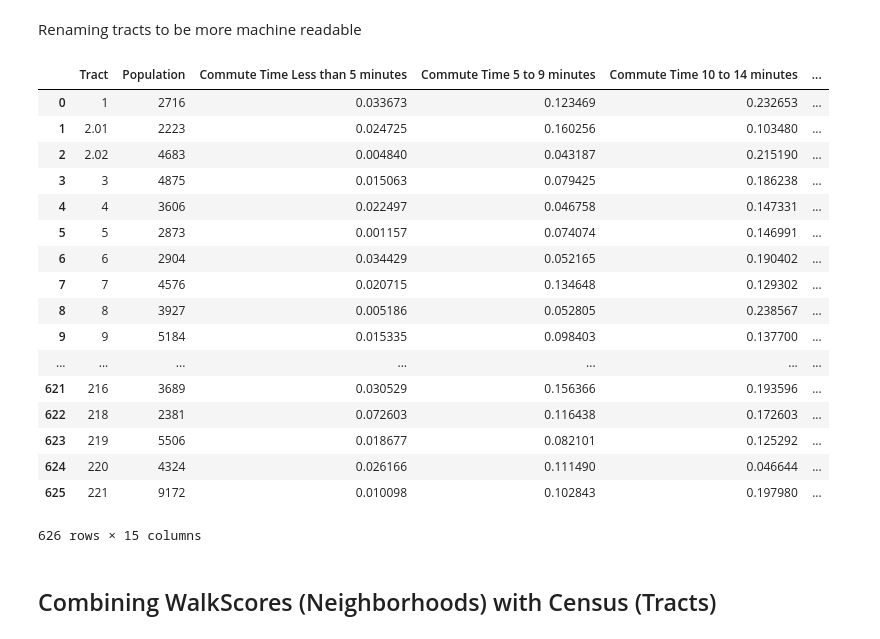
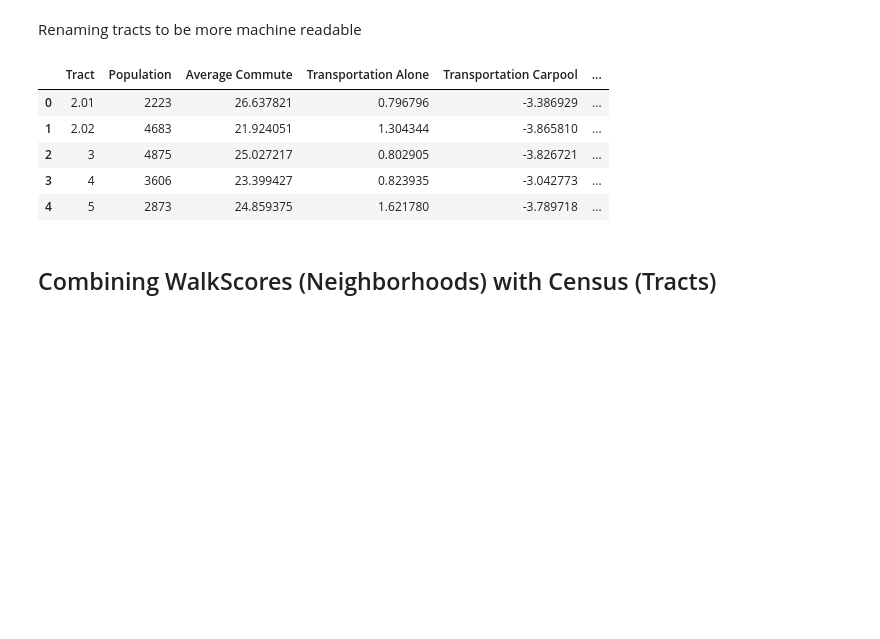
Before and after one commit to Hudsonnc/Pr_084, a Jupyter notebook: Pr_084_HackathonSubmission.ipynb, the cells around one changed output. Drawn from its saved outputs; the diff is of its cells as text; code cells hidden in the pictures; blank space fills up the shorter version.

```diff
--- a/Pr_084_HackathonSubmission.ipynb
+++ b/Pr_084_HackathonSubmission.ipynb
@@ -166,0 +239,8 @@ All data below (and some above, plus some more demographic data) is actually inc
+# %%
+tract_income = pd.read_csv('Data/Income/ACS_15_5YR_S1903_with_ann.csv',
+                             skiprows = [0])
+cols = tract_income.columns
+tract_income = tract_income[['Geography', 'Median income (dollars); Estimate; Households']]
+tract_income.columns = ['Tract', 'Median Income']
+tract_income['Median Income'] = tract_income['Median Income'].apply(pd.to_numeric, errors='coerce')
+tract_income.head()
@@ -166,0 +256,7 @@ All data below (and some above, plus some more demographic data) is actually inc
+# %%
+tract_rent = pd.read_csv('Data/Rent/ACS_15_5YR_B25064_with_ann.csv',
+                             skiprows = [0])
+tract_rent = tract_rent[['Geography', 'Estimate; Median gross rent']]
+tract_rent.columns = ['Tract', 'Median Rent']
+tract_rent['Median Rent'] = tract_rent['Median Rent'].apply(pd.to_numeric, errors='coerce')
+tract_rent.head()
@@ -166,0 +272,7 @@ All data below (and some above, plus some more demographic data) is actually inc
+# %%
+tract_home_value = pd.read_csv('Data/Home Value/ACS_15_5YR_B25077_with_ann.csv',
+                             skiprows = [0])
+tract_home_value = tract_home_value[['Geography', 'Estimate; Median value (dollars)']]
+tract_home_value.columns = ['Tract', 'Median Home Value']
+tract_home_value['Median Home Value'] = tract_home_value['Median Home Value'].apply(pd.to_numeric, errors='coerce')
+tract_home_value.head()
@@ -171,3 +288,9 @@ census_tract_data = tract_pop.merge(tract_commutes, on = 'Tract')
+# %%
+census_tract_data = tract_pop.merge(tract_commutes, on = 'Tract')
+census_tract_data = census_tract_data.merge(tract_transportation, on = 'Tract')
+census_tract_data = census_tract_data.merge(tract_income, on = 'Tract')
+census_tract_data = census_tract_data.merge(tract_rent, on = 'Tract')
+census_tract_data = census_tract_data.merge(tract_home_value, on = 'Tract')
 # %% [markdown]
 Renaming tracts to be more machine readable
 # %%
@@ -176,26 +299,14 @@ for i, row in census_tract_data.iterrows():
     end = row.Tract.find(",")
     census_tract_data.set_value(i,'Tract',row.Tract[start:end])
 # %%
-census_tract_data
+census_tract_data.head()
 # %% [output]
-|  | Tract | Population | Commute Time Less than 5 minutes | Commute Time 5 to 9 minutes | Commute Time 10 to 14 minutes | ... |
-| 0 | 1 | 2716 | 0.033673 | 0.123469 | 0.232653 | ... |
-| 1 | 2.01 | 2223 | 0.024725 | 0.160256 | 0.103480 | ... |
-| 2 | 2.02 | 4683 | 0.004840 | 0.043187 | 0.215190 | ... |
-| 3 | 3 | 4875 | 0.015063 | 0.079425 | 0.186238 | ... |
-| 4 | 4 | 3606 | 0.022497 | 0.046758 | 0.147331 | ... |
-| 5 | 5 | 2873 | 0.001157 | 0.074074 | 0.146991 | ... |
-| 6 | 6 | 2904 | 0.034429 | 0.052165 | 0.190402 | ... |
-| 7 | 7 | 4576 | 0.020715 | 0.134648 | 0.129302 | ... |
-| 8 | 8 | 3927 | 0.005186 | 0.052805 | 0.238567 | ... |
-| 9 | 9 | 5184 | 0.015335 | 0.098403 | 0.137700 | ... |
-| ... | ... | ... | ... | ... | ... | ... |
-| 621 | 216 | 3689 | 0.030529 | 0.156366 | 0.193596 | ... |
-| 622 | 218 | 2381 | 0.072603 | 0.116438 | 0.172603 | ... |
-| 623 | 219 | 5506 | 0.018677 | 0.082101 | 0.125292 | ... |
-| 624 | 220 | 4324 | 0.026166 | 0.111490 | 0.046644 | ... |
-| 625 | 221 | 9172 | 0.010098 | 0.102843 | 0.197980 | ... |
+|  | Tract | Population | Average Commute | Transportation Alone | Transportation Carpool | ... |
+| 0 | 2.01 | 2223 | 26.637821 | 0.796796 | -3.386929 | ... |
+| 1 | 2.02 | 4683 | 21.924051 | 1.304344 | -3.865810 | ... |
+| 2 | 3 | 4875 | 25.027217 | 0.802905 | -3.826721 | ... |
+| 3 | 4 | 3606 | 23.399427 | 0.823935 | -3.042773 | ... |
+| 4 | 5 | 2873 | 24.859375 | 1.621780 | -3.789718 | ... |
-626 rows × 15 columns
 # %% [markdown]
 ## Combining WalkScores (Neighborhoods) with Census (Tracts)
 # %% [markdown]
```
Also changed, not shown: parts of 71 cells of this notebook, 16 other files.
